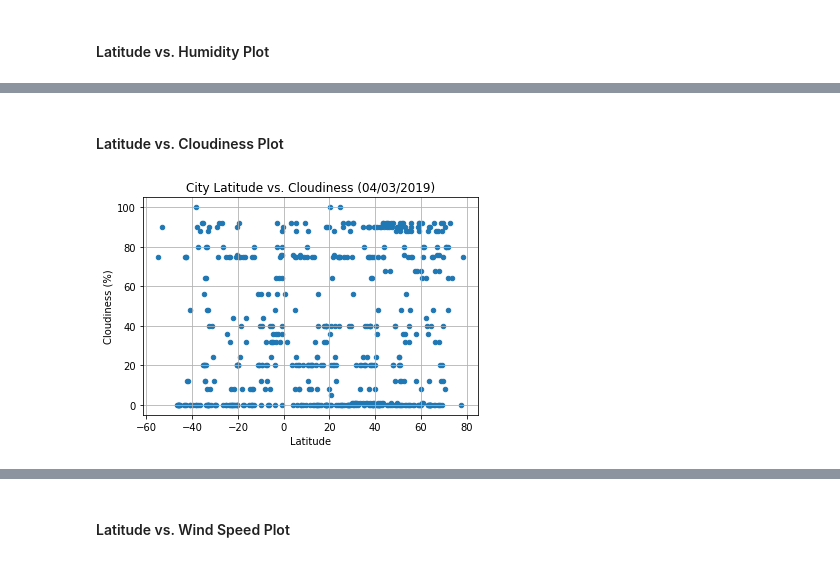
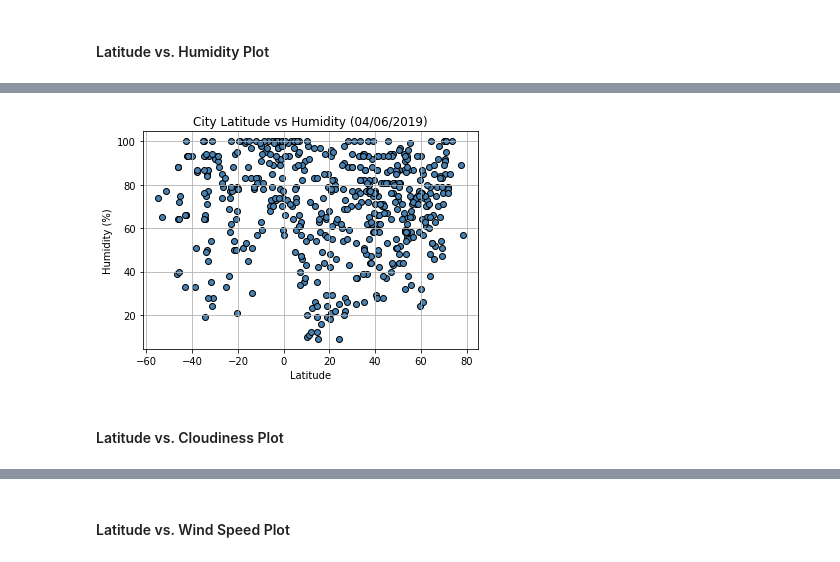
Before and after one commit to douglasdrake/WeatherData, a Jupyter notebook: WeatherPy.ipynb, the cells around one changed output, grey strips where cells are left out. Drawn from its saved outputs; the diff is of its cells as text; code cells hidden in the pictures.

```diff
--- a/WeatherPy.ipynb
+++ b/WeatherPy.ipynb
@@ -330,8 +215,11 @@ _ = ax.set(xlabel = "Latitude", ylabel = "Humidity (%)")
+# %%
+# Using the function, retrieval_date, and plot_options defined above
+plot_weather_data(weather_df, 'Lat', 'Humidity',\
+                 xlabel="Latitude", ylabel="Humidity (%)",\
+                 title=f"City Latitude vs Humidity ({retrieval_date})",\
+                 filename=os.path.join("", OUTPUT_PLOT_PATH, "humidity.png"),\
+                 **plot_options)
+# %% [output]
+[figure, added]
 # %% [markdown]
 #### Latitude vs. Cloudiness Plot
-# %%
-ax = weather_df.plot(kind="scatter", x="Lat", y="Cloudiness", grid=True,\
-                     title=f"City Latitude vs. Cloudiness ({retrieval_date})")
-_ = ax.set(xlabel = "Latitude", ylabel = "Cloudiness (%)")
-# %% [output]
-[figure, removed]
```
Also changed, not shown: parts of 30 cells of this notebook, 6 other files.
